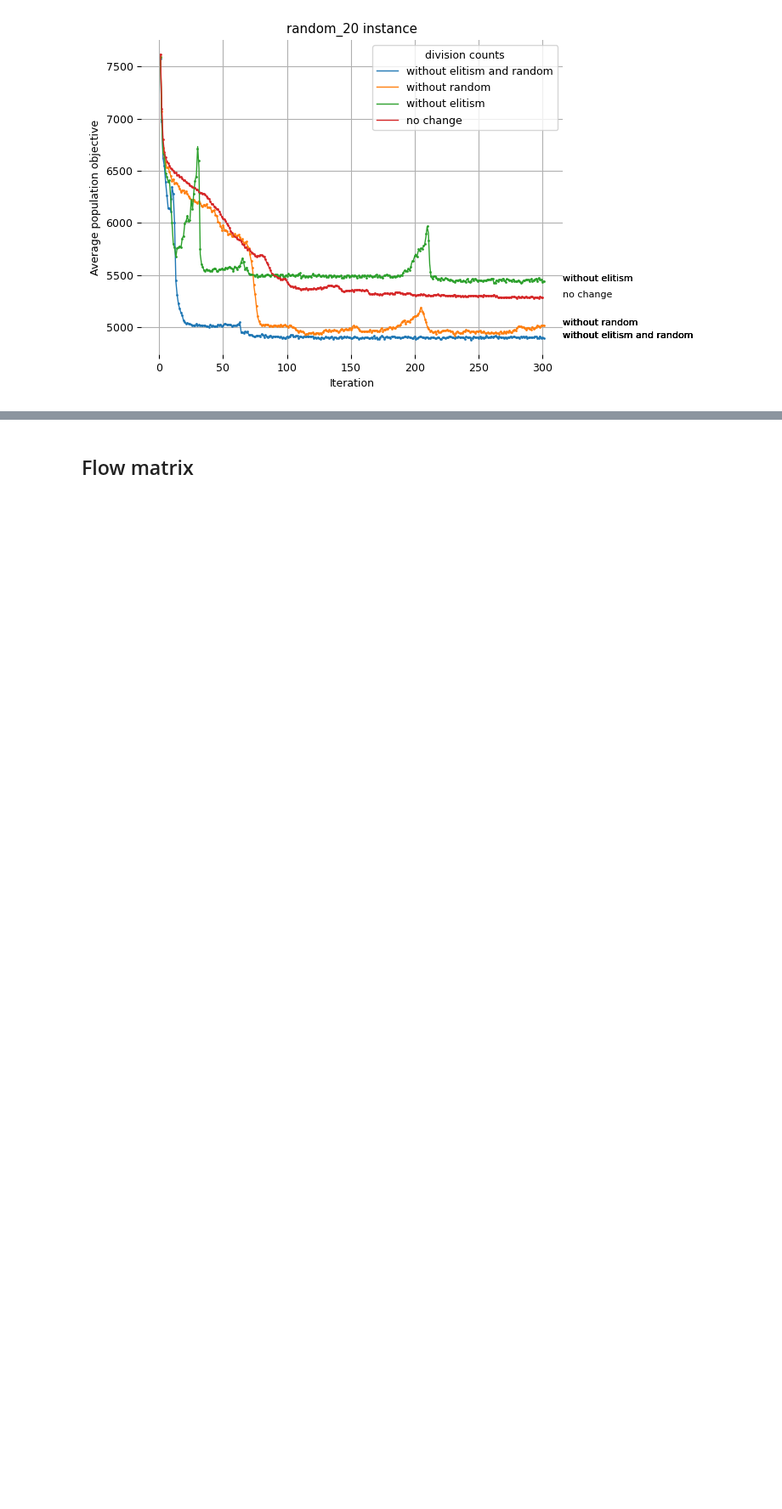
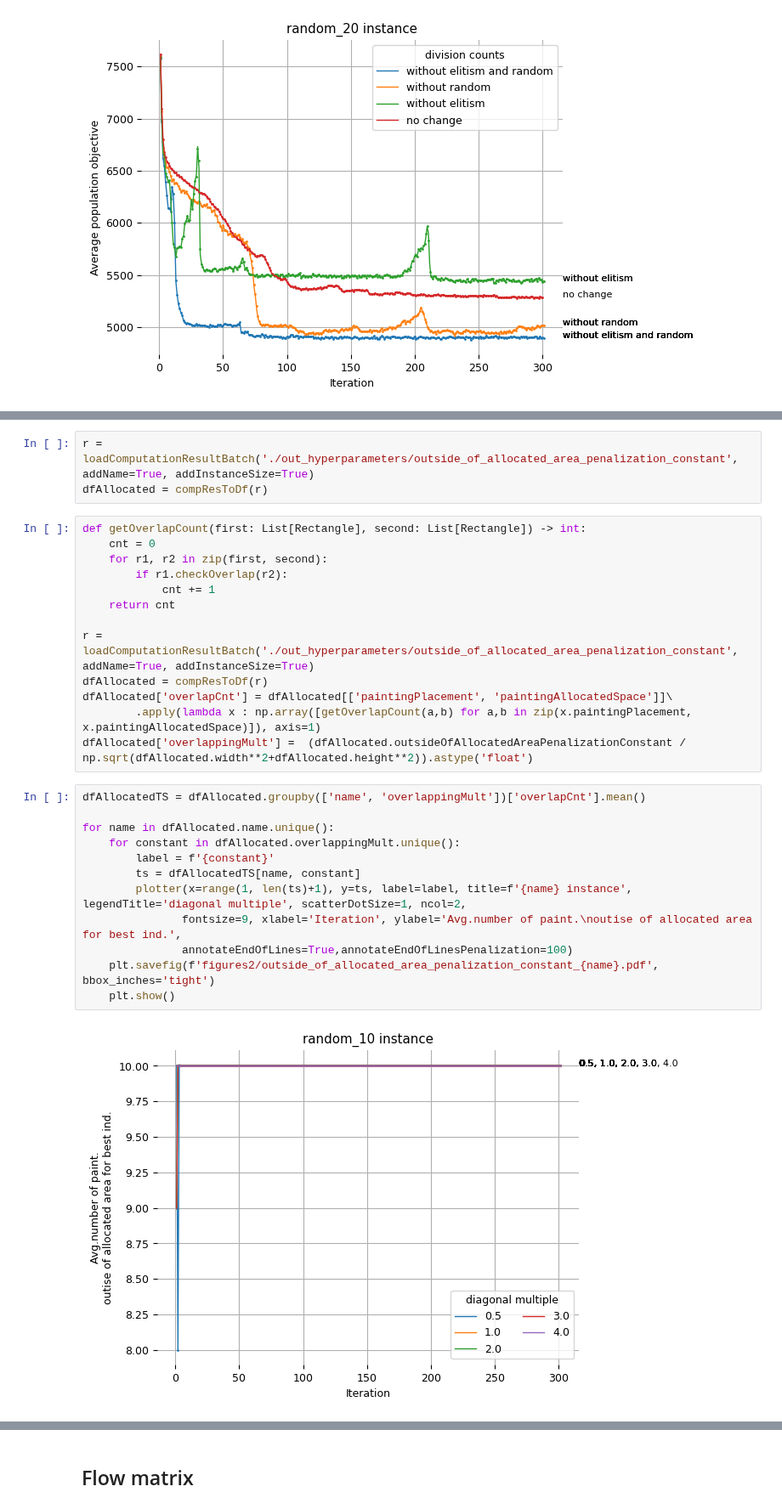
Before and after one commit to TaIos/master-thesis, a Jupyter notebook: src/notebooks/graphs.ipynb, the cells around one changed output, grey strips where cells are left out. Shown at 85% size. Drawn from its saved outputs; the diff is of its cells as text; blank space fills up the shorter version.

```diff
--- a/src/notebooks/graphs.ipynb
+++ b/src/notebooks/graphs.ipynb
@@ -612,0 +646,30 @@ for name in dfCounts.name.unique():
+# %%
+r = loadComputationResultBatch('./out_hyperparameters/outside_of_allocated_area_penalization_constant', addName=True, addInstanceSize=True)
+dfAllocated = compResToDf(r)
+# %%
+def getOverlapCount(first: List[Rectangle], second: List[Rectangle]) -> int:
+    cnt = 0
+    for r1, r2 in zip(first, second):
+        if r1.checkOverlap(r2):
+            cnt += 1
+    return cnt
+
+r = loadComputationResultBatch('./out_hyperparameters/outside_of_allocated_area_penalization_constant', addName=True, addInstanceSize=True)
+dfAllocated = compResToDf(r)
+dfAllocated['overlapCnt'] = dfAllocated[['paintingPlacement', 'paintingAllocatedSpace']]\
+        .apply(lambda x : np.array([getOverlapCount(a,b) for a,b in zip(x.paintingPlacement, x.paintingAllocatedSpace)]), axis=1)
+dfAllocated['overlappingMult'] =  (dfAllocated.outsideOfAllocatedAreaPenalizationConstant / np.sqrt(dfAllocated.width**2+dfAllocated.height**2)).astype('float')
+# %%
+dfAllocatedTS = dfAllocated.groupby(['name', 'overlappingMult'])['overlapCnt'].mean()
+
+for name in dfAllocated.name.unique():
+    for constant in dfAllocated.overlappingMult.unique():
+        label = f'{constant}'
+        ts = dfAllocatedTS[name, constant]
+        plotter(x=range(1, len(ts)+1), y=ts, label=label, title=f'{name} instance', legendTitle='diagonal multiple', scatterDotSize=1, ncol=2,
+               fontsize=9, xlabel='Iteration', ylabel='Avg.number of paint.\noutise of allocated area for best ind.',
+               annotateEndOfLines=True,annotateEndOfLinesPenalization=100)
+    plt.savefig(f'figures2/outside_of_allocated_area_penalization_constant_{name}.pdf', bbox_inches='tight')
+    plt.show()
+# %% [output]
+[figure, added]
```
Also changed, not shown: parts of 12 cells of this notebook, 7 other files.
